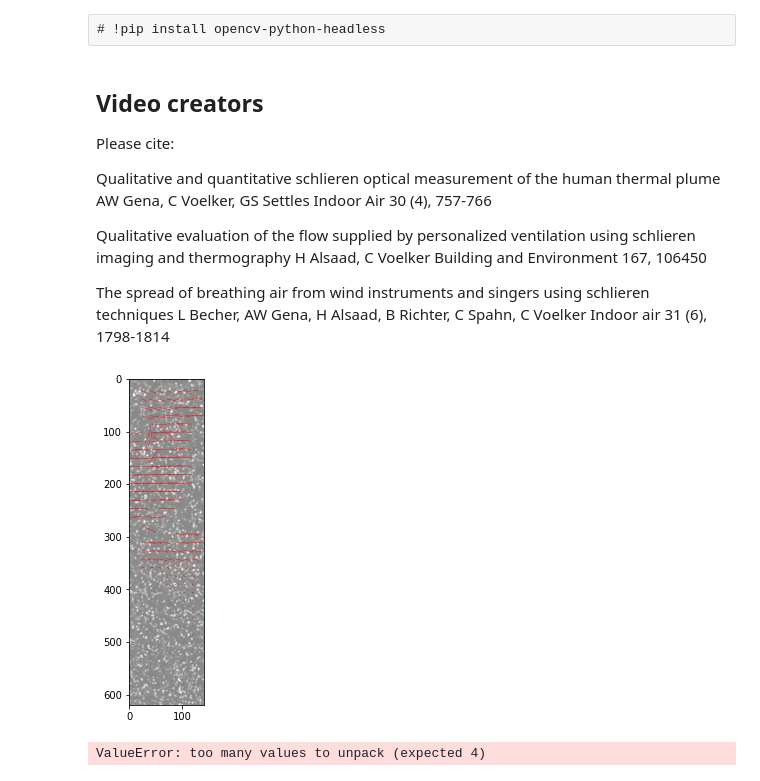
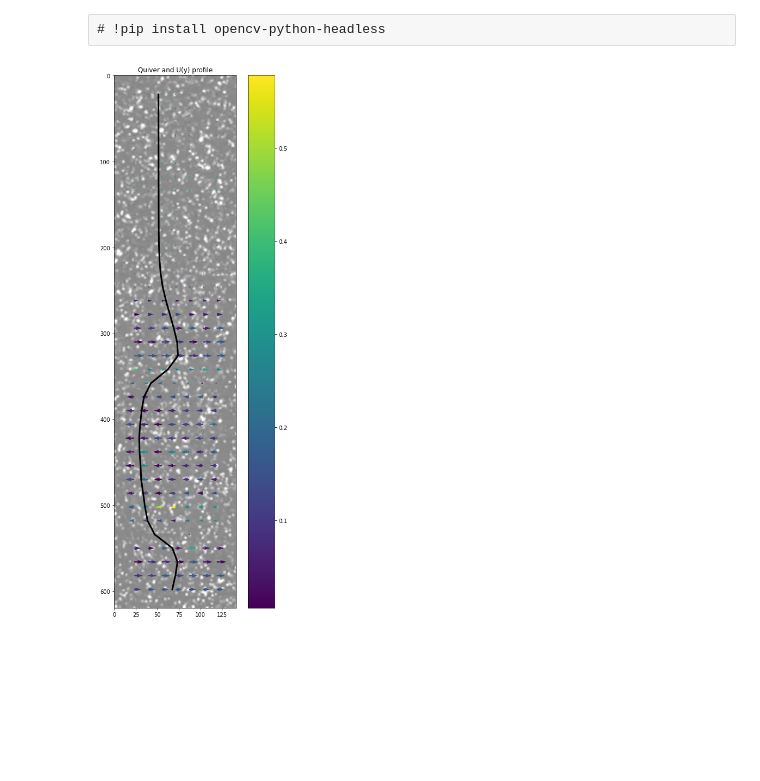
Before and after one commit to OpenPIV/openpiv-python-examples, a Jupyter notebook: notebooks/analyse_movie_thermal_plume.ipynb, the cells around one changed output. Saved outputs shown, nothing was run; the diff lists cells and outputs as text; code cells hidden in the pictures; blank space fills up the shorter version.

```diff
--- a/notebooks/analyse_movie_thermal_plume.ipynb
+++ b/notebooks/analyse_movie_thermal_plume.ipynb
@@ -10,45 +10,9 @@ import numpy as np
 import matplotlib.pyplot as plt
 # %%
 from openpiv import pyprocess, piv
-# %% [markdown]
-## Video creators
-
-Please cite:
-
-Qualitative and quantitative schlieren optical measurement of the human thermal plume
-AW Gena, C Voelker, GS Settles
-Indoor Air 30 (4), 757-766
-
-
-Qualitative evaluation of the flow supplied by personalized ventilation using schlieren imaging and thermography
-H Alsaad, C Voelker
-Building and Environment 167, 106450
-
-
-
-The spread of breathing air from wind instruments and singers using schlieren techniques
-L Becher, AW Gena, H Alsaad, B Richter, C Spahn, C Voelker
-Indoor air 31 (6), 1798-1814
-# %%
-vidcap = cv2.VideoCapture('../test_movie/videoplayback.mp4')
-success, image1 = vidcap.read()
-count = 0
-
-while success and count < 2:
-    # cv2.imwrite("frame%d.jpg" % count, image)     # save frame as JPEG file
-    success, image2 = vidcap.read()
-    # print('Read a new frame: ', success)
-    if success:
-        x,y,u,v = piv.simple_piv(image1[100:,370:850].sum(axis=2), \
-            image2[100:,370:850].sum(axis=2), plot=True);
-        image1 = image2.copy()
-        count += 1
-# %% [output]
-[figure, removed]
-ValueError: too many values to unpack (expected 4)
 # %%
-
-vidcap = cv2.VideoCapture('../test_movie/Manikin_Thermal_Plume.MOV')
+vidcap = cv2.VideoCapture('../test_movie/videoplayback.mp4')
+# vidcap = cv2.VideoCapture('../test_movie/Manikin_Thermal_Plume.MOV')
 success, image1 = vidcap.read()
 count = 0
 U = []
@@ -59,7 +23,7 @@ while success:
     success, image2 = vidcap.read()
     # print('Read a new frame: ', success)
     if success:
-        x,y,u,v = piv.simple_piv(image1[100:,370:850].sum(axis=2), \
+        x,y,u,v,s2n = piv.simple_piv(image1[100:,370:850].sum(axis=2), \
             image2[100:,370:850].sum(axis=2), plot=False);
         image1 = image2.copy()
         count += 1
@@ -71,9 +35,13 @@ Umean = np.nanmean(U, axis=0)
 V = np.stack(V)
 Vmean = np.nanmean(V,axis=0)
 # %%
-fig,ax = plt.subplots(figsize=(8,8))
+fig,ax = plt.subplots(figsize=(8,18))
 ax.imshow(image1[100:,370:850],alpha=0.5)
-cm = ax.quiver(x,y,Umean,-Vmean,np.abs(Vmean),scale=20,width=.008)
+cm = ax.quiver(x,y,Umean,-Vmean,np.abs(Vmean),scale=150,width=.01)
 # plt.show()
-plt.plot(x[10,:], np.nanmean(Vmean[:10],axis=0)*100+200,color='r',lw=3)
+# plt.plot(x[10,:], np.nanmean(Vmean[:10],axis=0)*100+200,color='r',lw=3)
+plt.plot(np.nanmean(Umean,axis=1)*2+50,y[:,5],lw=3,color='k')
+plt.title('Quiver and U(y) profile')
 plt.colorbar(cm);
+# %% [output]
+[figure, added]
```
Also changed, not shown: 16 other files.
